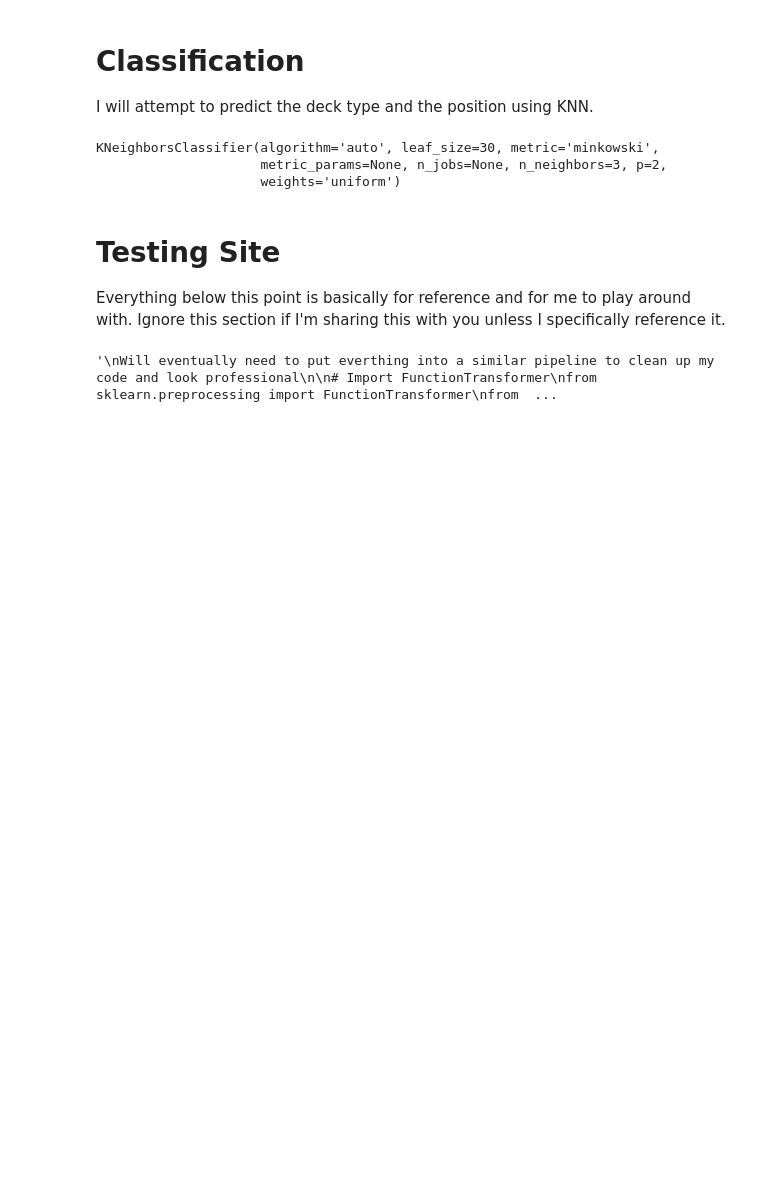
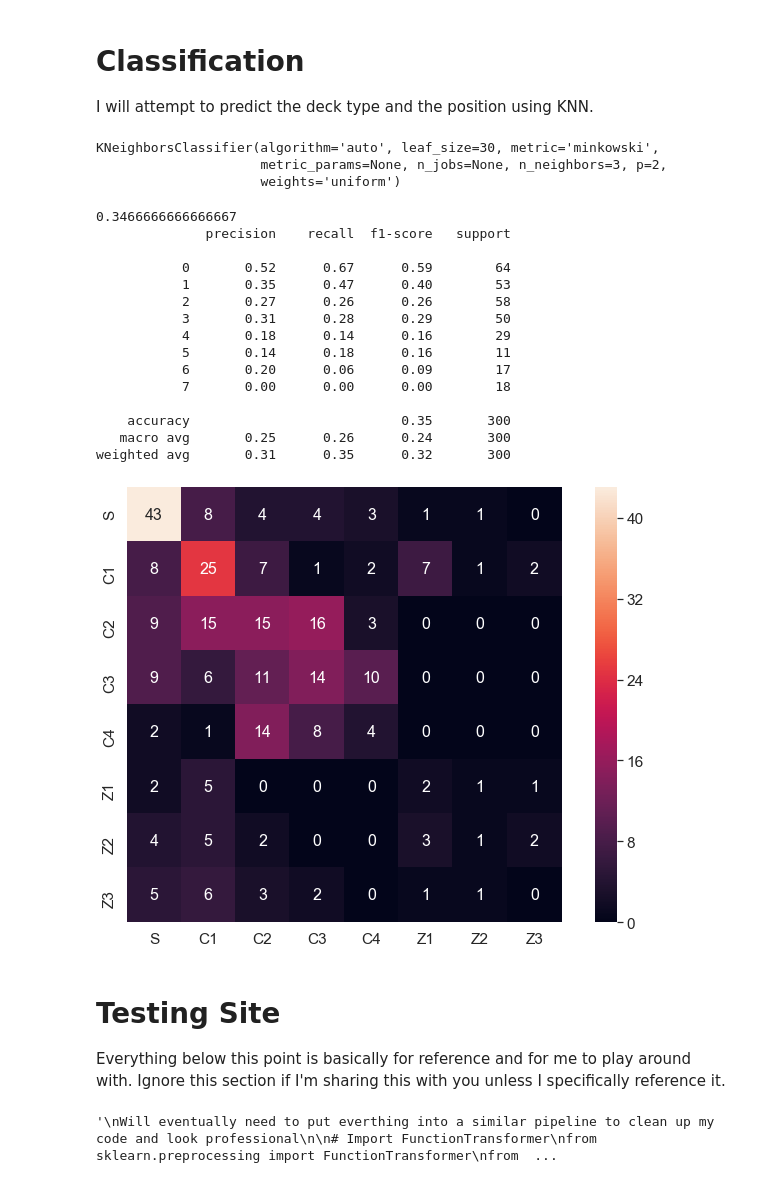
Before and after one commit to kalwei/ml_decking_configuration, a Jupyter notebook: KNN_First.ipynb, the cells around one changed output. Saved outputs shown, nothing was run; the diff lists cells and outputs as text; code cells hidden in the pictures; blank space fills up the shorter version.

Commit message:
confusion matrix

```diff
--- a/KNN_First.ipynb
+++ b/KNN_First.ipynb
@@ -393,10 +399,11 @@ Break input variables up by datatypes.  Convert categorical data into a binary t
 variable.  Maybe standardscaler isn't best because it can make them negative, since it centers around 0 with
 the variance projected on either side.
 """
+from sklearn.preprocessing import StandardScaler
 
 #Creating the X matrix
 drop_list_x = ['LoadType','LoadUnits','LoadDeckingOrder','LoadZWing','First','Second','Third','UnitReceiveDate',
-              'UnitReleaseDate','wheelbase','serial']
+              'UnitReleaseDate','wheelbase','serial','weight','afterframe']
 X_cat = testing_df.drop(columns=drop_list_x)
 X_int = testing_df[['weight','afterframe','wheelbase']]
 
@@ -407,13 +414,13 @@ X_int_fit = pd.DataFrame(X_int_fit)
 
 #convert categories into binary table
 X_enc = pd.get_dummies(X_cat, prefix_sep='_', drop_first=True)
-X = X_enc.merge(X_int_fit, how='left',left_index=True, right_index=True)
+X = X_enc.merge(scaled_features_df, how='left',left_index=True, right_index=True)
 
 #I believe droping 'S' will improve it since it would be implied if it's predicted to be all zeros
 y = testing_y.drop('S',axis=1)
 
 #Setting up test and train matrixes.  Will convert this to cross validation when I find better model
-X_train, X_test, y_train, y_test = train_test_split(X_enc, y_enc, test_size = .30, random_state = 40)
+X_train, X_test, y_train, y_test = train_test_split(X_enc[0:1000], y_new_test[0:1000], test_size = .30, random_state = 40)
 # %%
 """
 Instantiating and fitting the model.
@@ -430,13 +437,58 @@ KNeighborsClassifier(algorithm='auto', leaf_size=30, metric='minkowski',
 # %%
 """
 Testing the accuracy of the model.  Tried making a confusion matrix but couldn't seem to make it work?  The
 accuracy of this model is terrible.  I'm not sure I can improve it though... It's not taking into account the
 environment that it's in though, which is why this will never work correctly.
 """
 
 #Compute accuracy on the testing set
 test_accuracy = neigh.score(X_test, y_test)
 test_accuracy
+
+from sklearn.metrics import accuracy_score
+from sklearn.metrics import classification_report
+from sklearn.metrics import confusion_matrix
+
+y_pred = neigh.predict(X_test)
+conf_matr = confusion_matrix(y_test, y_pred)
+clas_rep = classification_report(y_test, y_pred)
+acc_rep = accuracy_score(y_test, y_pred)
+print(acc_rep)
+print(clas_rep)
+
+import seaborn as sn
+
+labels = ['S','C1','C2','C3','C4','Z1','Z2','Z3']
+
+ax = plt.figure(figsize = (12,8))
+ax = sn.set(font_scale=1.4)
+ax = sn.heatmap(conf_matr, annot=True,annot_kws={"size": 16},square=True)
+ax.set_ylim(len(conf_matr), 0)
+ax.set_xticklabels(labels)
+ax.set_yticklabels(labels)
+
+# Rotate the tick labels and set their alignment.
+#plt.setp(ax.get_xticklabels(), rotation=45, ha="right",
+#         rotation_mode="anchor")
+
+plt.show()
+# %% [output]
+0.3466666666666667
+              precision    recall  f1-score   support
+
+           0       0.52      0.67      0.59        64
+           1       0.35      0.47      0.40        53
+           2       0.27      0.26      0.26        58
+           3       0.31      0.28      0.29        50
+           4       0.18      0.14      0.16        29
+           5       0.14      0.18      0.16        11
+           6       0.20      0.06      0.09        17
+           7       0.00      0.00      0.00        18
+
+    accuracy                           0.35       300
+   macro avg       0.25      0.26      0.24       300
+weighted avg       0.31      0.35      0.32       300
+[figure, added]
 # %% [markdown]
 # Testing Site
 
```
Also changed, not shown: parts of 11 cells of this notebook.
